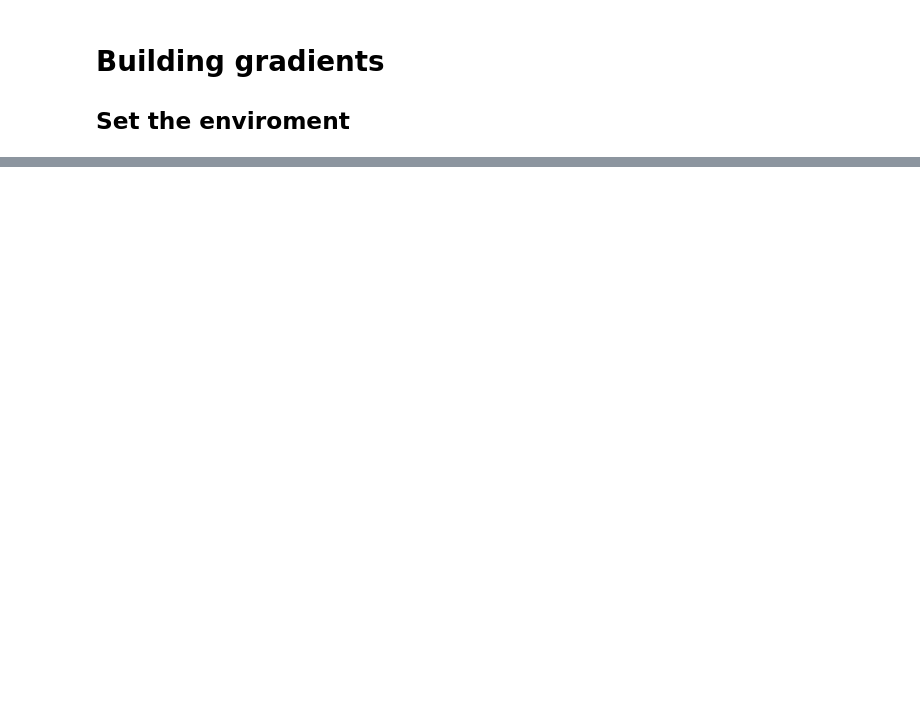
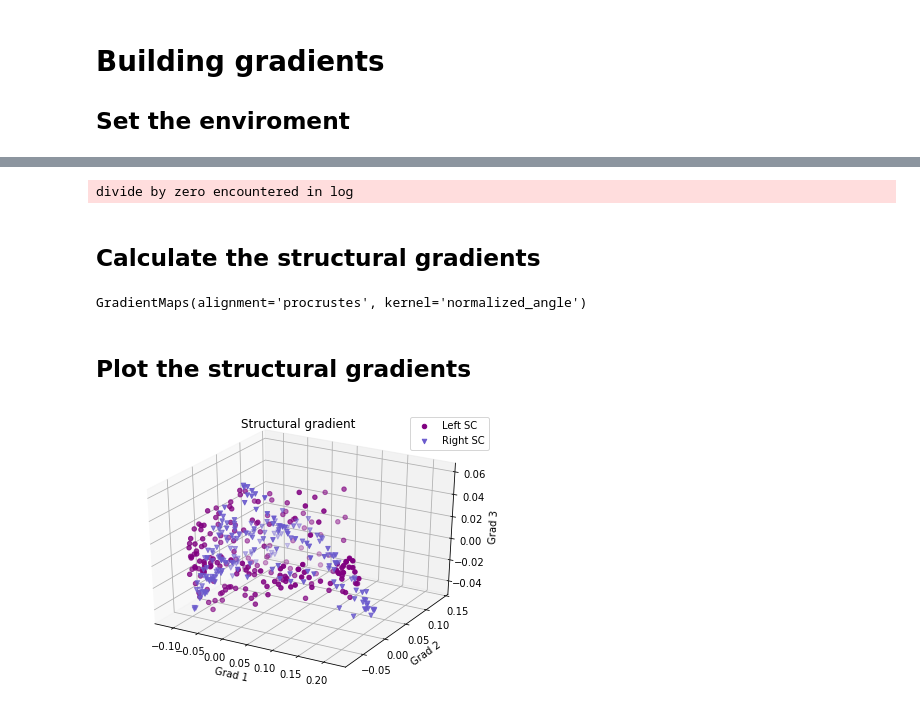
Before and after one commit to MICA-MNI/micapipe, a Jupyter notebook: docs/pages/04.gradients/tutorial_gradients.ipynb, the cells around one changed output, grey strips where cells are left out. Cells and saved outputs as stored; diff of their text form; code cells hidden in the pictures; blank space fills up the shorter version.

```diff
--- a/docs/pages/04.gradients/tutorial_gradients.ipynb
+++ b/docs/pages/04.gradients/tutorial_gradients.ipynb
@@ -74,0 +150,55 @@ mtx_gd = np.loadtxt(cnt_gd, dtype=np.float, delimiter=' ')
+# %%
+# Load the cortical connectome
+mtx_sc = np.loadtxt(subjectDir + '/dwi/connectomes/' + subjectID + '_space-dwi_atlas-' + atlas + '_desc-iFOD2-40M-SIFT2_cor-connectome.txt',
+                    dtype=np.float, delimiter=' ')
+
+# Fill the lower triangle of the matrix
+mtx_sc = np.log(np.triu(mtx_sc,1)+mtx_sc.T)
+mtx_sc[np.isneginf(mtx_sc)] = 0
+
+# Slice the connectome to use only cortical nodes
+SC = mtx_sc[49:, 49:]
+SC = np.delete(np.delete(SC, 200, axis=0), 200, axis=1)
+# %% [output]
+divide by zero encountered in log
+# %% [markdown]
+## Calculate the structural gradients
+# %%
+# SC Left hemi
+gm_SC_L = GradientMaps(n_components=N, random_state=None, approach='dm', kernel='normalized_angle')
+gm_SC_L.fit(SC[0:200, 0:200], sparsity=0)
+
+# SC Right hemi
+gm_SC_R = GradientMaps(n_components=N, alignment='procrustes', kernel='normalized_angle'); # align right hemi to left hemi
+gm_SC_R.fit(SC[200:400, 200:400], sparsity=0, reference=gm_SC_L.gradients_)
+# %% [output]
+GradientMaps(alignment='procrustes', kernel='normalized_angle')
+# %% [markdown]
+## Plot the structural gradients
+# %%
+# plot the left gradients
+g1=gm_SC_L.gradients_[:, 0]
+g2=gm_SC_L.gradients_[:, 1]
+g3=gm_SC_L.gradients_[:, 2]
+# plot the right gradients
+g1R=gm_SC_R.gradients_[:, 0]
+g2R=gm_SC_R.gradients_[:, 1]
+g3R=gm_SC_R.gradients_[:, 2]
+
+# Creating figure
+fig = plt.subplots(1, 2, figsize = (7, 5))
+ax = plt.axes(projection ="3d")
+
+# Creating plot
+ax.scatter3D(g1, g2, g3, color = 'purple')
+ax.scatter3D(g1R, g2R, g3R, color = 'slateblue', marker='v')
+plt.title("Structural gradient")
+ax.legend(['Left SC', 'Right SC'])
+ax.set_xlabel('Grad 1')
+ax.set_ylabel('Grad 2')
+ax.set_zlabel('Grad 3')
+
+# show plot
+plt.show()
+# %% [output]
+[figure, added]
```
Also changed, not shown: parts of 41 cells of this notebook, 13 other files.
